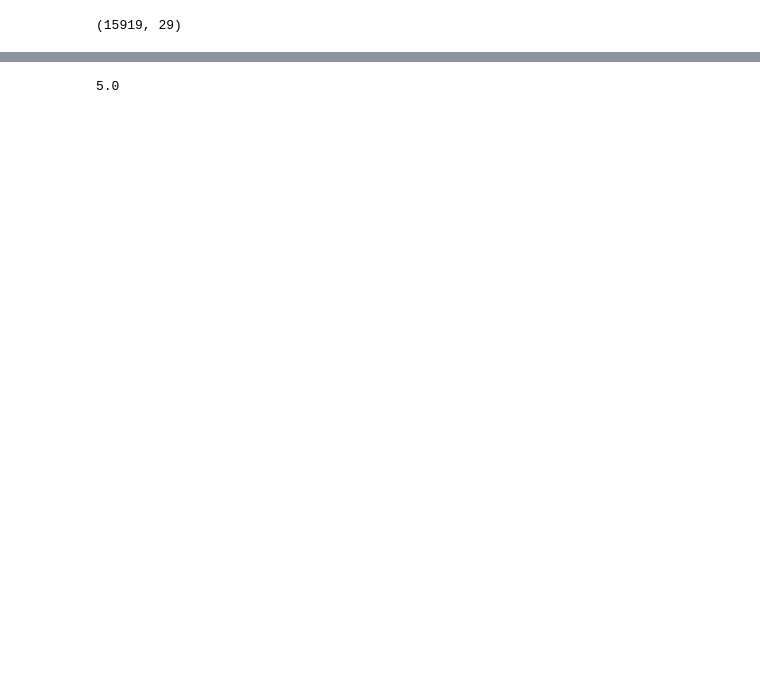
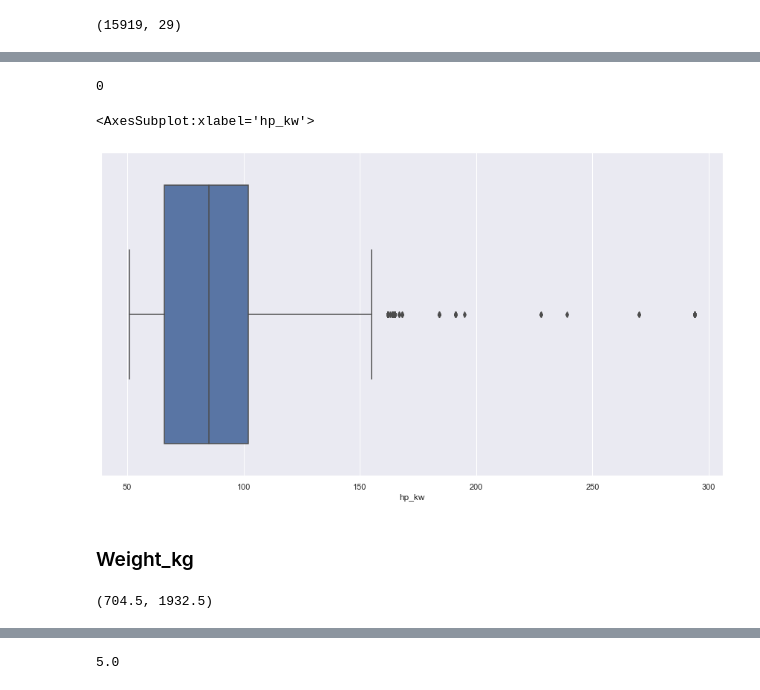
Before and after one commit to B-dogan/Capstone-Projects-Data-Analysis, a Jupyter notebook: Handling_With_Outliers.ipynb, the cells around one changed output, grey strips where cells are left out. Cells and saved outputs as stored; diff of their text form; code cells hidden in the pictures; blank space fills up the shorter version.

```diff
--- a/Handling_With_Outliers.ipynb
+++ b/Handling_With_Outliers.ipynb
@@ -1071,0 +1105,20 @@ Name: Cylinders, dtype: int64
+# %%
+df.loc[df.hp_kw <50, "hp_kw"] = np.nan
+# %%
+df["hp_kw"] = df.groupby(["make_model", "displacement_cc", "Cylinders", "Fuel"]).hp_kw.apply(lambda x : x.fillna(x.median()))
+# %%
+df["hp_kw"].isnull().sum()
+# %% [output]
+0
+# %%
+plt.figure(figsize=(15,8))
+sns.boxplot(x = df["hp_kw"])
+# %% [output]
+<AxesSubplot:xlabel='hp_kw'>
+[figure, added]
+# %% [markdown]
+### Weight_kg
+# %%
+outlier_thresholds(df,"Weight_kg")
+# %% [output]
+(704.5, 1932.5)
```
Also changed, not shown: parts of 147 cells of this notebook, 1 other file.
